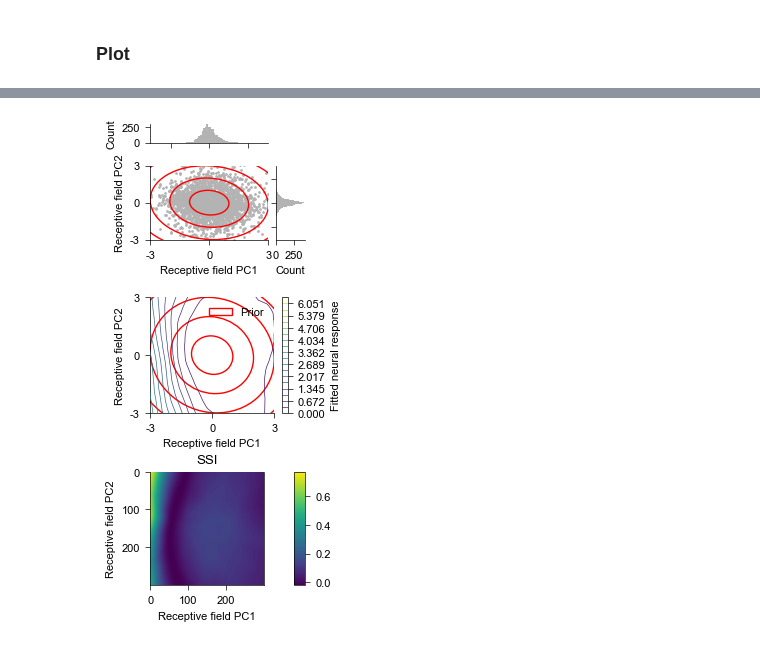
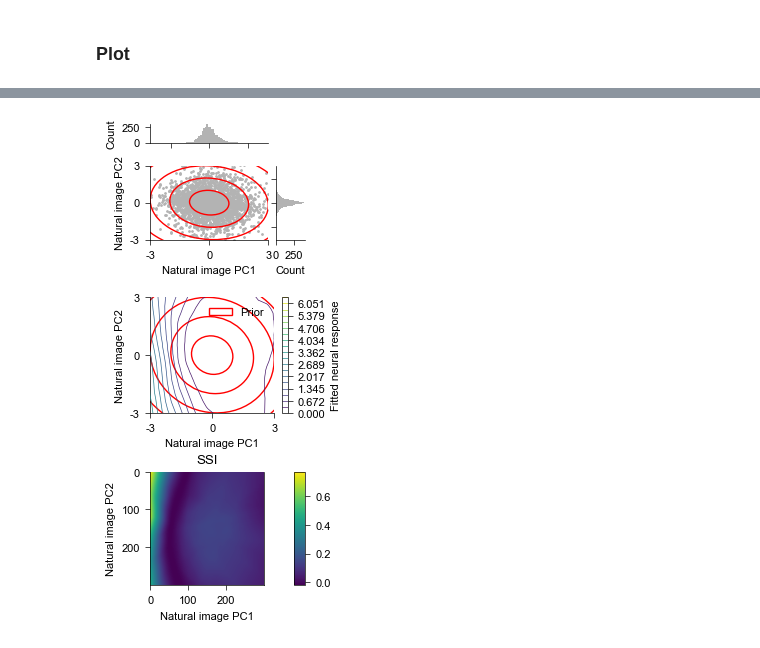
Before and after one commit to steevelaquitaine/fisher-info-limits, a Jupyter notebook: notebooks/fig3.ipynb, the cells around one changed output, grey strips where cells are left out. Cells and saved outputs as stored; diff of their text form; code cells hidden in the pictures.

```diff
--- a/notebooks/fig3.ipynb
+++ b/notebooks/fig3.ipynb
@@ -315,6 +328,8 @@ Loaded precomputed data: KeysView(NpzFile 'data/computed_contrast_cells/BDEvSSI_
 # %% [markdown]
 ### Plot
 # %%
+%%time
+
 xylim = (-3,3)
 xyticks = (-3,0,3)
 
@@ -339,8 +354,8 @@ axs['histy'] = fig.add_subplot(gs_top[1, 1])
 
 # plot scatter points and histograms
 scatter_hist(pcs[0], pcs[1], axs['scatter'], axs['histx'], axs['histy'], c=(.7,0.7,0.7))
-axs['scatter'].set_xlabel('Receptive field PC1')
-axs['scatter'].set_ylabel('Receptive field PC2')
+axs['scatter'].set_xlabel('Natural image PC1')
+axs['scatter'].set_ylabel('Natural image PC2')
 axs['scatter'].set_xlim(xylim)
 axs['scatter'].set_ylim(xylim)
 axs['scatter'].set_xticks(xyticks,xyticks)
@@ -380,8 +395,8 @@ plt.colorbar(contour, ax=ax_bottom, label="Fitted neural response")
 
 # aesthetics
 ax_bottom.spines[['right']].set_visible(False)
-ax_bottom.set_xlabel("Receptive field PC1")
-ax_bottom.set_ylabel("Receptive field PC2")
+ax_bottom.set_xlabel("Natural image PC1")
+ax_bottom.set_ylabel("Natural image PC2")
 ax_bottom.set_xlim(xylim)
 ax_bottom.set_ylim(xylim)
 ax_bottom.set_xticks(xyticks,xyticks)
@@ -401,14 +416,14 @@ ax_bottom3.set_yticks(np.arange(0,300,100), np.arange(0,300,100))
 divider = make_axes_locatable(ax_bottom3) # colorbar
 cax = divider.append_axes("right", size="10%", pad=0.3)
 cbar = plt.colorbar(im, cax=cax)
-ax_bottom3.set_xlabel("Receptive field PC1")
-ax_bottom3.set_ylabel("Receptive field PC2")
+ax_bottom3.set_xlabel("Natural image PC1")
+ax_bottom3.set_ylabel("Natural image PC2")
 
 fig.subplots_adjust(wspace=0.9, hspace=0.5)
 
-# save figure
-plt.savefig('figures/fig3.svg', bbox_inches = 'tight', transparent=True, dpi=400)
-plt.savefig('figures/fig3.pdf', bbox_inches = 'tight', transparent=True, dpi=400)
-plt.savefig('figures/all/fig3.jpeg', bbox_inches = 'tight', transparent=True, dpi=400)
+# # save figure
+# plt.savefig('figures/fig3.svg', bbox_inches = 'tight', transparent=True, dpi=400)
+# plt.savefig('figures/fig3.pdf', bbox_inches = 'tight', transparent=True, dpi=400)
+# plt.savefig('figures/all/fig3.jpeg', bbox_inches = 'tight', transparent=True, dpi=400)
 # %% [output]
 5.8709399157428415
@@ -415 +432 @@ plt.savefig('figures/all/fig3.jpeg', bbox_inches = 'tight', transparent=True, dp
-[figure, old version]
+[figure, new version]
```
Also changed, not shown: parts of 4 cells of this notebook, 5 other files.
